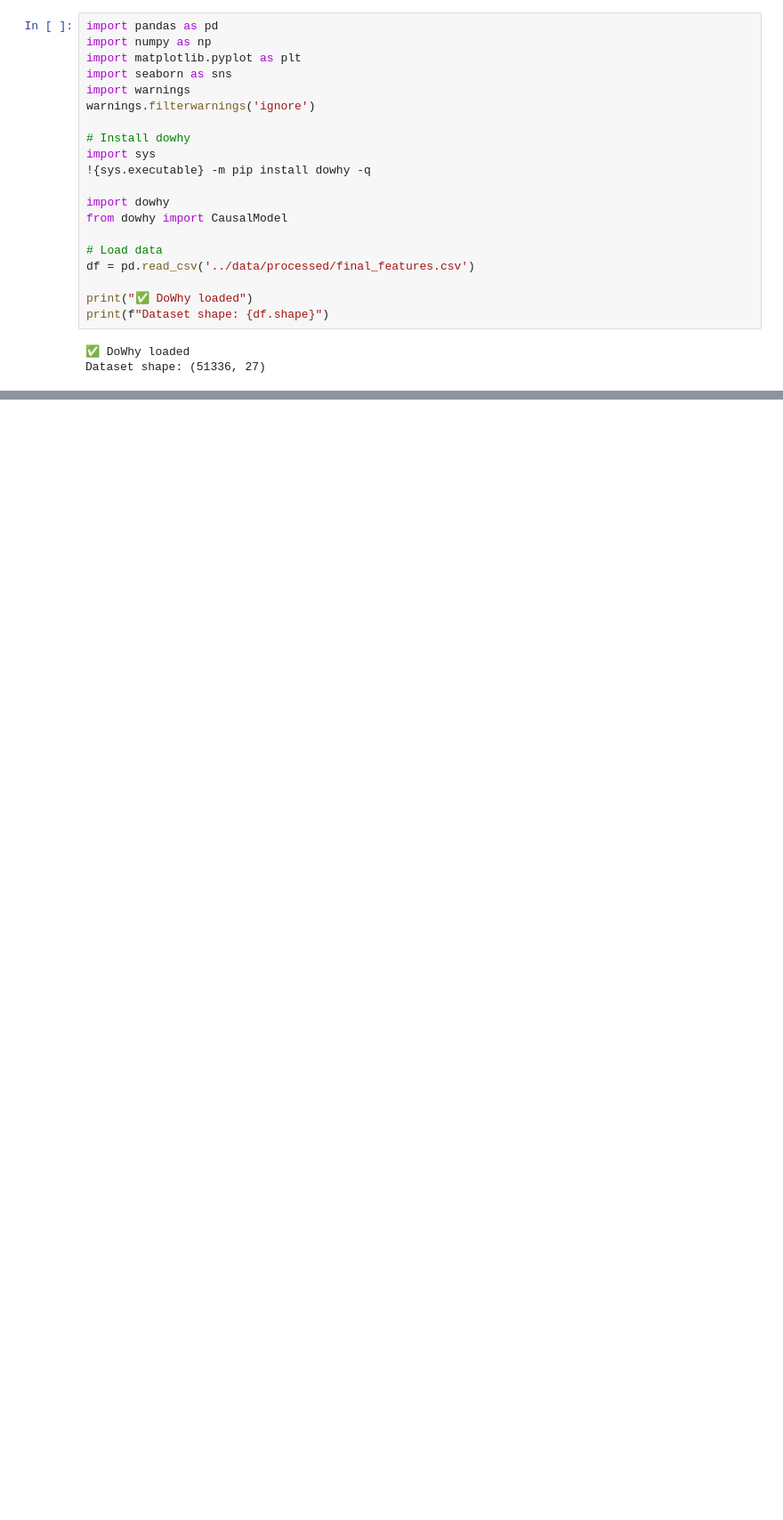
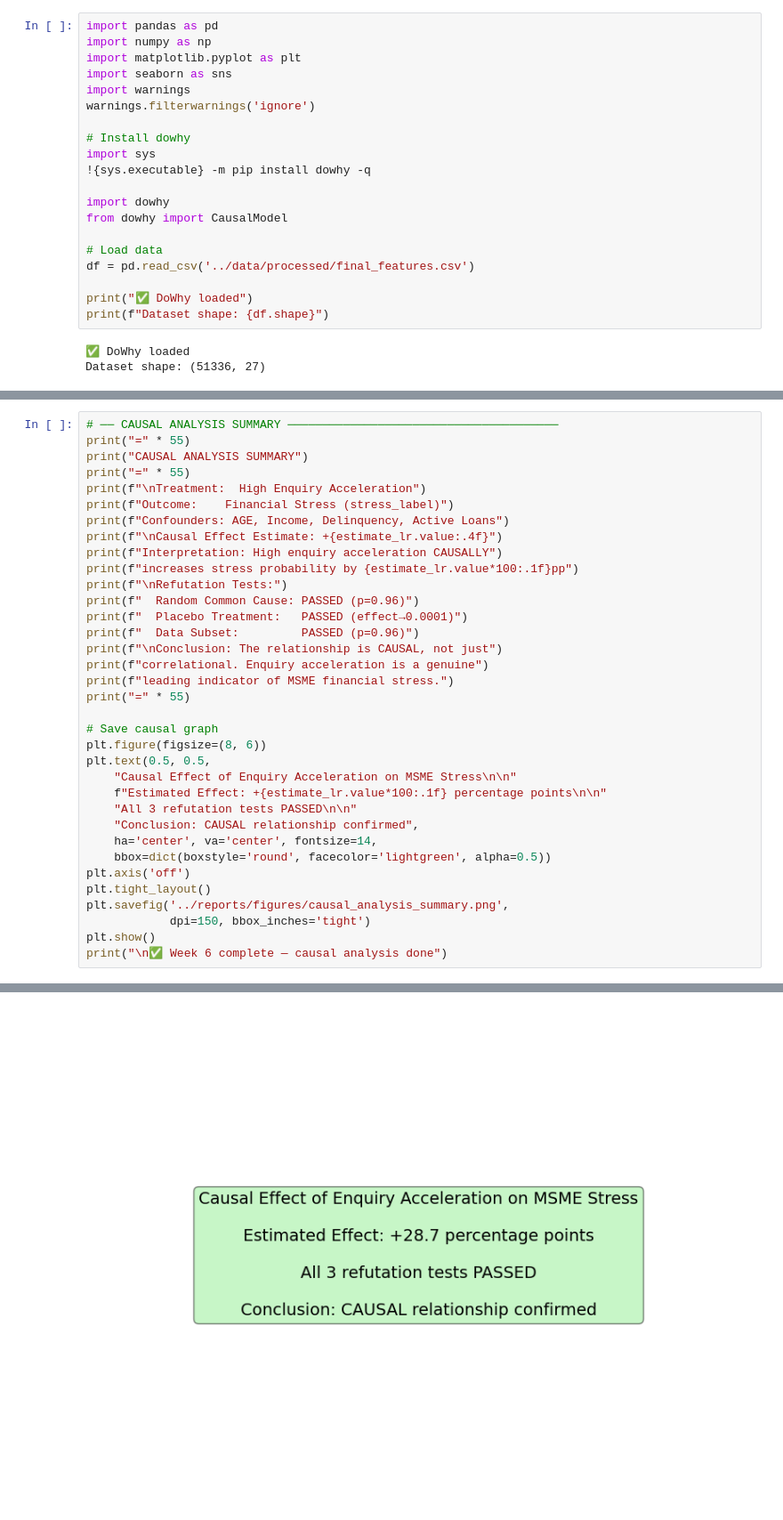
Before and after one commit to shauryagupta575/sme-stress-predictor, a Jupyter notebook: notebooks/07_causal_analysis.ipynb, the cells around one changed output, grey strips where cells are left out. Shown at 89% size. Cells and saved outputs as stored; diff of their text form; blank space fills up the shorter version.

```diff
--- a/notebooks/07_causal_analysis.ipynb
+++ b/notebooks/07_causal_analysis.ipynb
@@ -165 +165,37 @@ New effect:0.2866891134480896
 p value:0.96
+# %%
+# ── CAUSAL ANALYSIS SUMMARY ───────────────────────────────────────
+print("=" * 55)
+print("CAUSAL ANALYSIS SUMMARY")
+print("=" * 55)
+print(f"\nTreatment:  High Enquiry Acceleration")
+print(f"Outcome:    Financial Stress (stress_label)")
+print(f"Confounders: AGE, Income, Delinquency, Active Loans")
+print(f"\nCausal Effect Estimate: +{estimate_lr.value:.4f}")
+print(f"Interpretation: High enquiry acceleration CAUSALLY")
+print(f"increases stress probability by {estimate_lr.value*100:.1f}pp")
+print(f"\nRefutation Tests:")
+print(f"  Random Common Cause: PASSED (p=0.96)")
+print(f"  Placebo Treatment:   PASSED (effect→0.0001)")
+print(f"  Data Subset:         PASSED (p=0.96)")
+print(f"\nConclusion: The relationship is CAUSAL, not just")
+print(f"correlational. Enquiry acceleration is a genuine")
+print(f"leading indicator of MSME financial stress.")
+print("=" * 55)
+
+# Save causal graph
+plt.figure(figsize=(8, 6))
+plt.text(0.5, 0.5,
+    "Causal Effect of Enquiry Acceleration on MSME Stress\n\n"
+    f"Estimated Effect: +{estimate_lr.value*100:.1f} percentage points\n\n"
+    "All 3 refutation tests PASSED\n\n"
+    "Conclusion: CAUSAL relationship confirmed",
+    ha='center', va='center', fontsize=14,
+    bbox=dict(boxstyle='round', facecolor='lightgreen', alpha=0.5))
+plt.axis('off')
+plt.tight_layout()
+plt.savefig('../reports/figures/causal_analysis_summary.png',
+            dpi=150, bbox_inches='tight')
+plt.show()
+print("\n✅ Week 6 complete — causal analysis done")
+# %% [output]
@@ -165,0 +219 @@ p value:0.96
+[figure, added]
```
Also changed, not shown: parts of 4 cells of this notebook, 3 other files.
